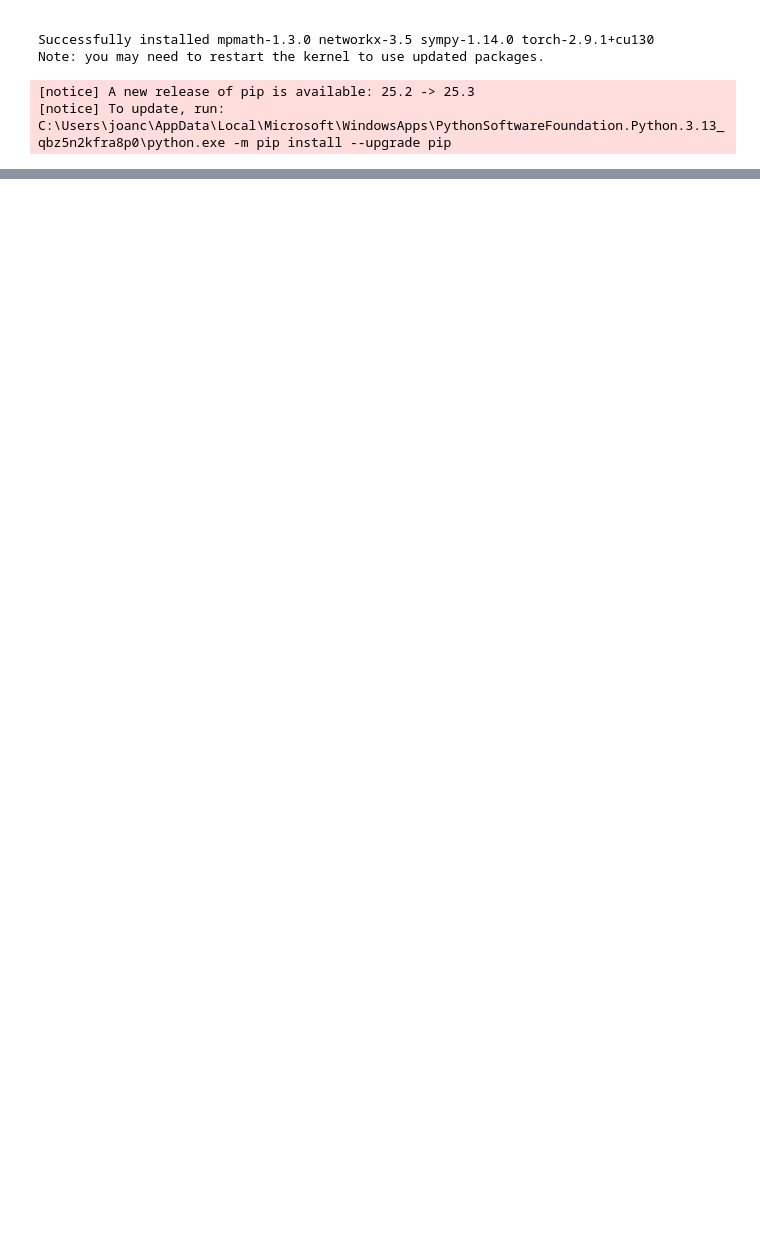
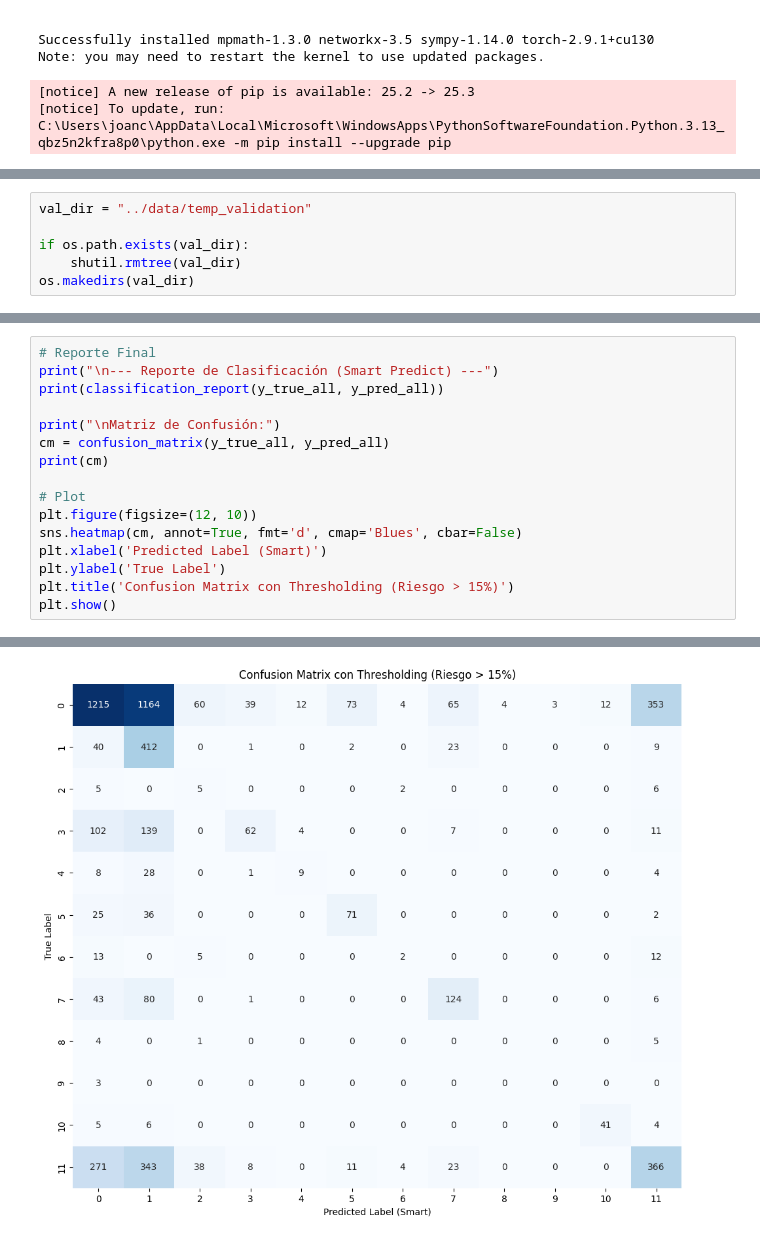
Before and after one commit to EDVerdesoto/Lab_Mineria_de_Datos, a Jupyter notebook: notebooks/04_model_assess.ipynb, the cells around one changed output, grey strips where cells are left out. Saved outputs shown, nothing was run; the diff lists cells and outputs as text; blank space fills up the shorter version.

```diff
--- a/notebooks/04_model_assess.ipynb
+++ b/notebooks/04_model_assess.ipynb
@@ -72,3 +64,9 @@ X_test, y_test = [], []
+# %%
+val_dir = "../data/temp_validation"
+
+if os.path.exists(val_dir):
+    shutil.rmtree(val_dir)
+os.makedirs(val_dir)
 # %%
 # Función principal de entrenamiento incremental
 def train_incremental():
@@ -173,0 +247,17 @@ NameError: name 'X_test' is not defined
+# %%
+# Reporte Final
+print("\n--- Reporte de Clasificación (Smart Predict) ---")
+print(classification_report(y_true_all, y_pred_all))
+
+print("\nMatriz de Confusión:")
+cm = confusion_matrix(y_true_all, y_pred_all)
+print(cm)
+
+# Plot
+plt.figure(figsize=(12, 10))
+sns.heatmap(cm, annot=True, fmt='d', cmap='Blues', cbar=False)
+plt.xlabel('Predicted Label (Smart)')
+plt.ylabel('True Label')
+plt.title('Confusion Matrix con Thresholding (Riesgo > 15%)')
+plt.show()
+# %% [output]
@@ -173,0 +281 @@ NameError: name 'X_test' is not defined
+[figure, added]
```
Also changed, not shown: parts of 10 cells of this notebook, 6 other files.
